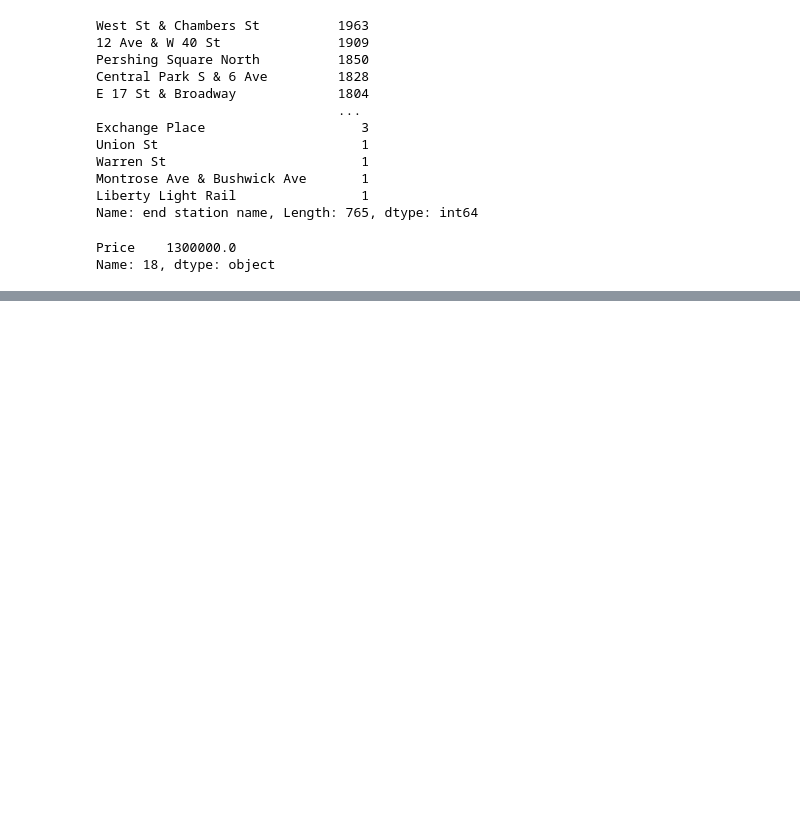
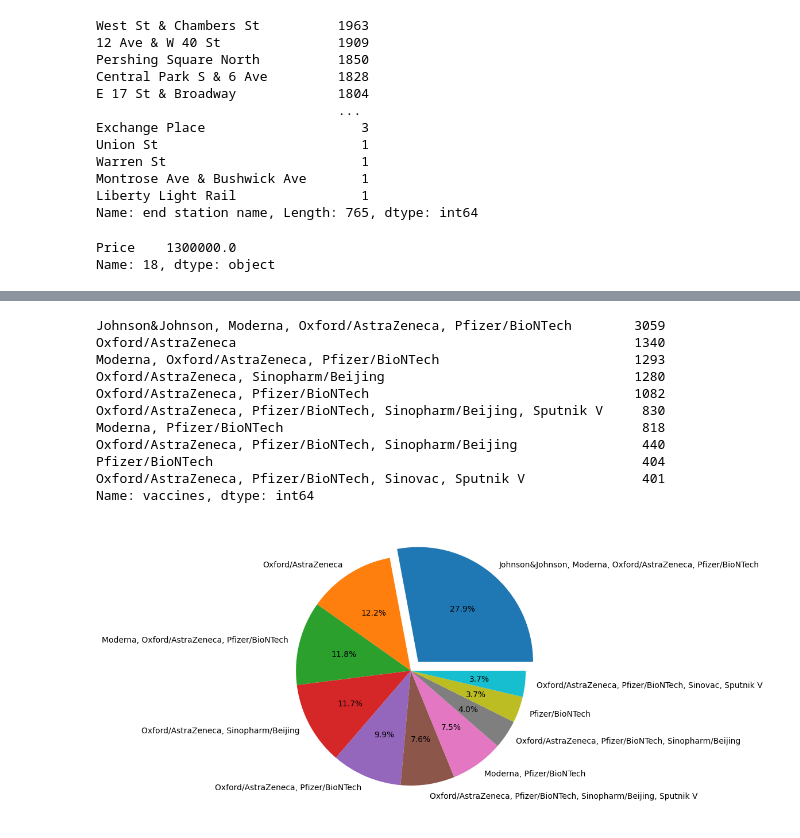
Before and after one commit to NikolayRevenkov/SF_DS, a Jupyter notebook: 10_pandas/test_pandas.ipynb, the cells around one changed output, grey strips where cells are left out. Saved outputs shown, nothing was run; the diff lists cells and outputs as text; code cells hidden in the pictures; blank space fills up the shorter version.

```diff
--- a/10_pandas/test_pandas.ipynb
+++ b/10_pandas/test_pandas.ipynb
@@ -290,0 +568,27 @@ Name: 18, dtype: object
+# %%
+import matplotlib.pyplot as plt
+cov_df = pd.read_csv('data/cov_df.csv')
+
+vaccine_combinations = cov_df['vaccines'].value_counts()[:10]
+display(vaccine_combinations)
+fig = plt.figure(figsize=(5, 5))
+axes = fig.add_axes([0, 0, 1, 1])
+axes.pie(
+    vaccine_combinations,
+    labels=vaccine_combinations.index,
+    autopct='%.1f%%',
+    explode = [0.1, 0, 0, 0, 0, 0, 0, 0, 0, 0]
+);
+# %% [output]
+Johnson&Johnson, Moderna, Oxford/AstraZeneca, Pfizer/BioNTech        3059
+Oxford/AstraZeneca                                                   1340
+Moderna, Oxford/AstraZeneca, Pfizer/BioNTech                         1293
+Oxford/AstraZeneca, Sinopharm/Beijing                                1280
+Oxford/AstraZeneca, Pfizer/BioNTech                                  1082
+Oxford/AstraZeneca, Pfizer/BioNTech, Sinopharm/Beijing, Sputnik V     830
+Moderna, Pfizer/BioNTech                                              818
+Oxford/AstraZeneca, Pfizer/BioNTech, Sinopharm/Beijing                440
+Pfizer/BioNTech                                                       404
+Oxford/AstraZeneca, Pfizer/BioNTech, Sinovac, Sputnik V               401
+Name: vaccines, dtype: int64
+[figure, added]
```
Also changed, not shown: parts of 10 cells of this notebook, 8 other files.
